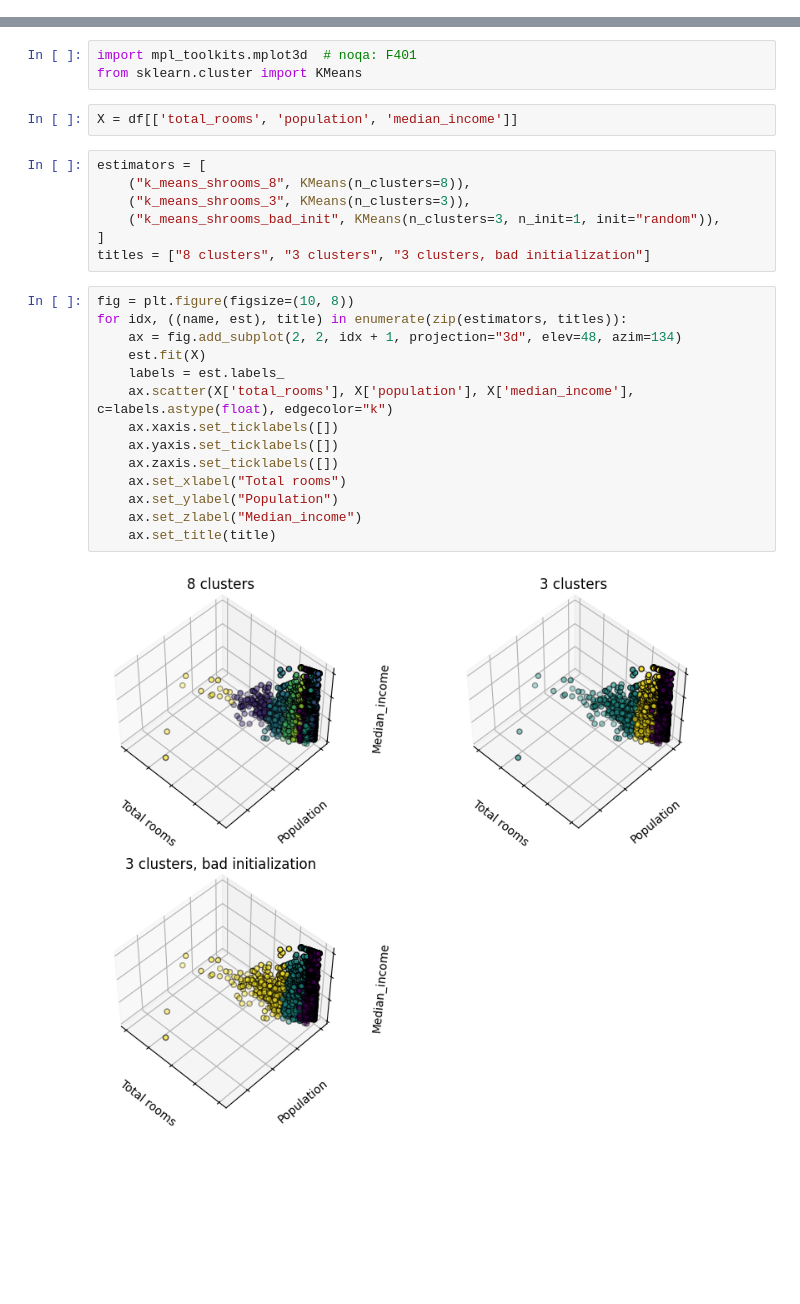
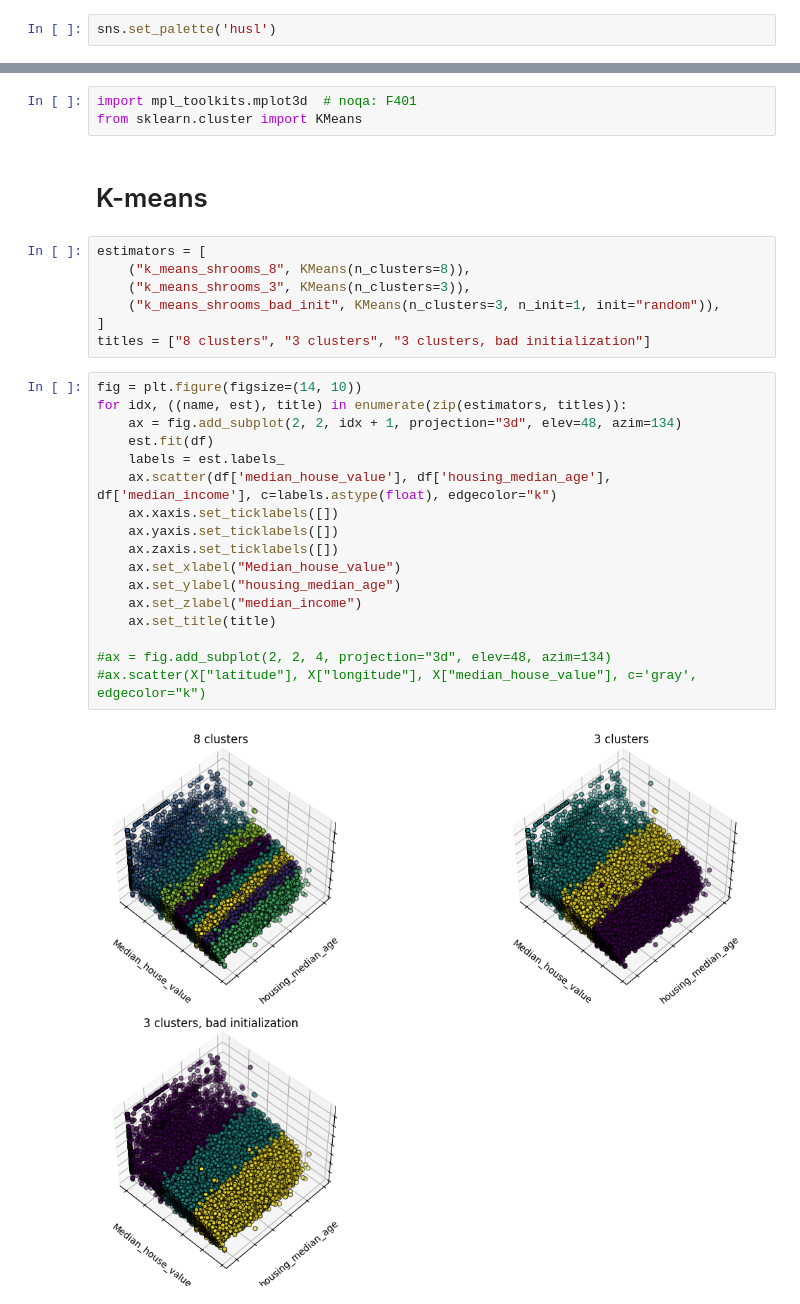
Before and after one commit to aubergeeen/ML-Labs, a Jupyter notebook: Lab_5_Clustering.ipynb, the cells around one changed output, grey strips where cells are left out. Cells and saved outputs as stored; diff of their text form; blank space fills up the shorter version.

```diff
--- a/Lab_5_Clustering.ipynb
+++ b/Lab_5_Clustering.ipynb
@@ -4,6 +4,8 @@ import numpy as np
 import matplotlib.pyplot as plt
 import seaborn as sns
 from sklearn.preprocessing import LabelEncoder, StandardScaler
+# %%
+sns.set_palette('husl')
 # %%
 from google.colab import drive
 drive.mount('/content/drive/')
@@ -93,8 +94,8 @@ print(df['ocean_proximity'].unique())
 # %%
 import mpl_toolkits.mplot3d  # noqa: F401
 from sklearn.cluster import KMeans
-# %%
-X = df[['total_rooms', 'population', 'median_income']]
+# %% [markdown]
+# K-means
 # %%
 estimators = [
     ("k_means_shrooms_8", KMeans(n_clusters=8)),
@@ -103,18 +104,21 @@ estimators = [
 ]
 titles = ["8 clusters", "3 clusters", "3 clusters, bad initialization"]
 # %%
-fig = plt.figure(figsize=(10, 8))
+fig = plt.figure(figsize=(14, 10))
 for idx, ((name, est), title) in enumerate(zip(estimators, titles)):
     ax = fig.add_subplot(2, 2, idx + 1, projection="3d", elev=48, azim=134)
-    est.fit(X)
+    est.fit(df)
     labels = est.labels_
-    ax.scatter(X['total_rooms'], X['population'], X['median_income'], c=labels.astype(float), edgecolor="k")
+    ax.scatter(df['median_house_value'], df['housing_median_age'], df['median_income'], c=labels.astype(float), edgecolor="k")
     ax.xaxis.set_ticklabels([])
     ax.yaxis.set_ticklabels([])
     ax.zaxis.set_ticklabels([])
-    ax.set_xlabel("Total rooms")
-    ax.set_ylabel("Population")
-    ax.set_zlabel("Median_income")
+    ax.set_xlabel("Median_house_value")
+    ax.set_ylabel("housing_median_age")
+    ax.set_zlabel("median_income")
     ax.set_title(title)
+
+#ax = fig.add_subplot(2, 2, 4, projection="3d", elev=48, azim=134)
+#ax.scatter(X["latitude"], X["longitude"], X["median_house_value"], c='gray', edgecolor="k")
 # %% [output]
-[figure, old version]
+[figure, new version]
```
Also changed, not shown: parts of 19 cells of this notebook.
